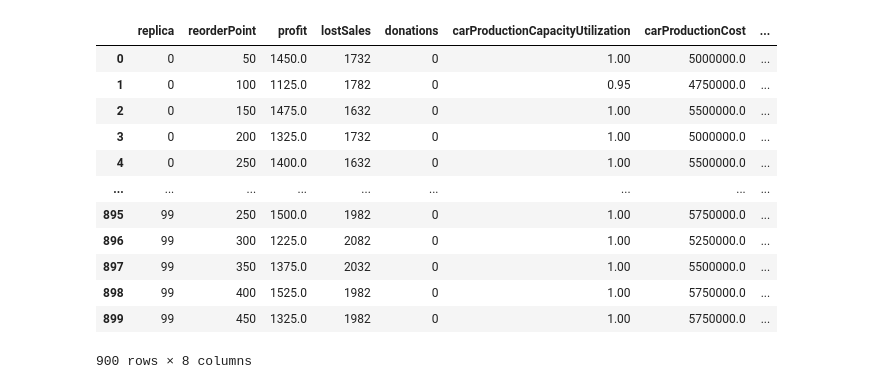
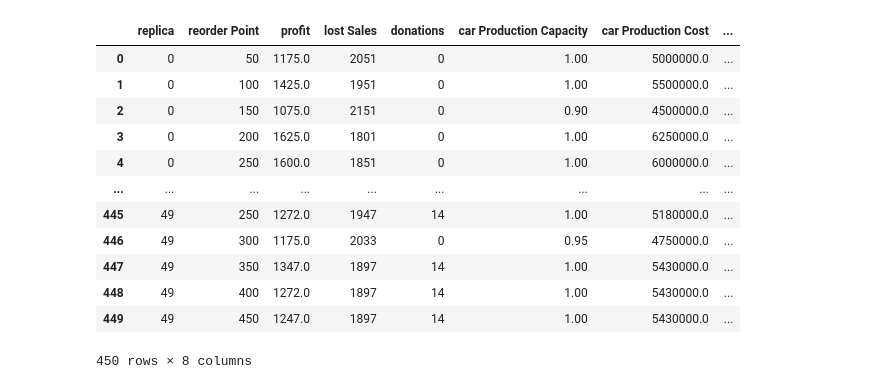
Before and after one commit to michelmalki/MichelMalki, a Jupyter notebook: Inventory.ipynb, the cells around one changed output. Cells and saved outputs as stored; diff of their text form; code cells hidden in the pictures.

```diff
--- a/Inventory.ipynb
+++ b/Inventory.ipynb
@@ -186,43 +186,43 @@ carProductionCapacity = 1000
 carManufacturingCost = 5000
 carLeadTime = 5
 # %%
-replicas = 100
+replicas = 50
 data = []
 
 for r in range(replicas):
     year = [round(d) for d in normal(demandMean, demandSd, duration)]
 
     for rp in range(50, freezerCapacity, 50):
         (p, o, d, cap_utilization, production_cost, delivery_time) = assess(
             rp, year, freezerCapacity, deliveryCost, unitCost, leadTimeLow, leadTimeHigh, price,
             carProductionCapacity, carManufacturingCost, carLeadTime)
 
         data.append({
             'replica': r,
-            'reorderPoint': rp,
+            'reorder Point': rp,
             'profit': p,
-            'lostSales': o,
+            'lost Sales': o,
             'donations': d,
-            'carProductionCapacityUtilization': cap_utilization,
-            'carProductionCost': production_cost,
-            'carDeliveryTime': delivery_time
+            'car Production Capacity': cap_utilization,
+            'car Production Cost': production_cost,
+            'car Delivery Time': delivery_time
         })
 
-# Create a DataFrame from the collected data
+
 import pandas as pd
 results = pd.DataFrame(data)
 results
 # %% [output]
-|  | replica | reorderPoint | profit | lostSales | donations | carProductionCapacityUtilization | carProductionCost | ... |
-| 0 | 0 | 50 | 1450.0 | 1732 | 0 | 1.00 | 5000000.0 | ... |
-| 1 | 0 | 100 | 1125.0 | 1782 | 0 | 0.95 | 4750000.0 | ... |
-| 2 | 0 | 150 | 1475.0 | 1632 | 0 | 1.00 | 5500000.0 | ... |
-| 3 | 0 | 200 | 1325.0 | 1732 | 0 | 1.00 | 5000000.0 | ... |
-| 4 | 0 | 250 | 1400.0 | 1632 | 0 | 1.00 | 5500000.0 | ... |
+|  | replica | reorder Point | profit | lost Sales | donations | car Production Capacity | car Production Cost | ... |
+| 0 | 0 | 50 | 1175.0 | 2051 | 0 | 1.00 | 5000000.0 | ... |
+| 1 | 0 | 100 | 1425.0 | 1951 | 0 | 1.00 | 5500000.0 | ... |
+| 2 | 0 | 150 | 1075.0 | 2151 | 0 | 0.90 | 4500000.0 | ... |
+| 3 | 0 | 200 | 1625.0 | 1801 | 0 | 1.00 | 6250000.0 | ... |
+| 4 | 0 | 250 | 1600.0 | 1851 | 0 | 1.00 | 6000000.0 | ... |
 | ... | ... | ... | ... | ... | ... | ... | ... | ... |
-| 895 | 99 | 250 | 1500.0 | 1982 | 0 | 1.00 | 5750000.0 | ... |
-| 896 | 99 | 300 | 1225.0 | 2082 | 0 | 1.00 | 5250000.0 | ... |
-| 897 | 99 | 350 | 1375.0 | 2032 | 0 | 1.00 | 5500000.0 | ... |
-| 898 | 99 | 400 | 1525.0 | 1982 | 0 | 1.00 | 5750000.0 | ... |
-| 899 | 99 | 450 | 1325.0 | 1982 | 0 | 1.00 | 5750000.0 | ... |
+| 445 | 49 | 250 | 1272.0 | 1947 | 14 | 1.00 | 5180000.0 | ... |
+| 446 | 49 | 300 | 1175.0 | 2033 | 0 | 0.95 | 4750000.0 | ... |
+| 447 | 49 | 350 | 1347.0 | 1897 | 14 | 1.00 | 5430000.0 | ... |
+| 448 | 49 | 400 | 1272.0 | 1897 | 14 | 1.00 | 5430000.0 | ... |
+| 449 | 49 | 450 | 1247.0 | 1897 | 14 | 1.00 | 5430000.0 | ... |
-900 rows × 8 columns
+450 rows × 8 columns
```
Also changed, not shown: parts of 2 cells of this notebook.
